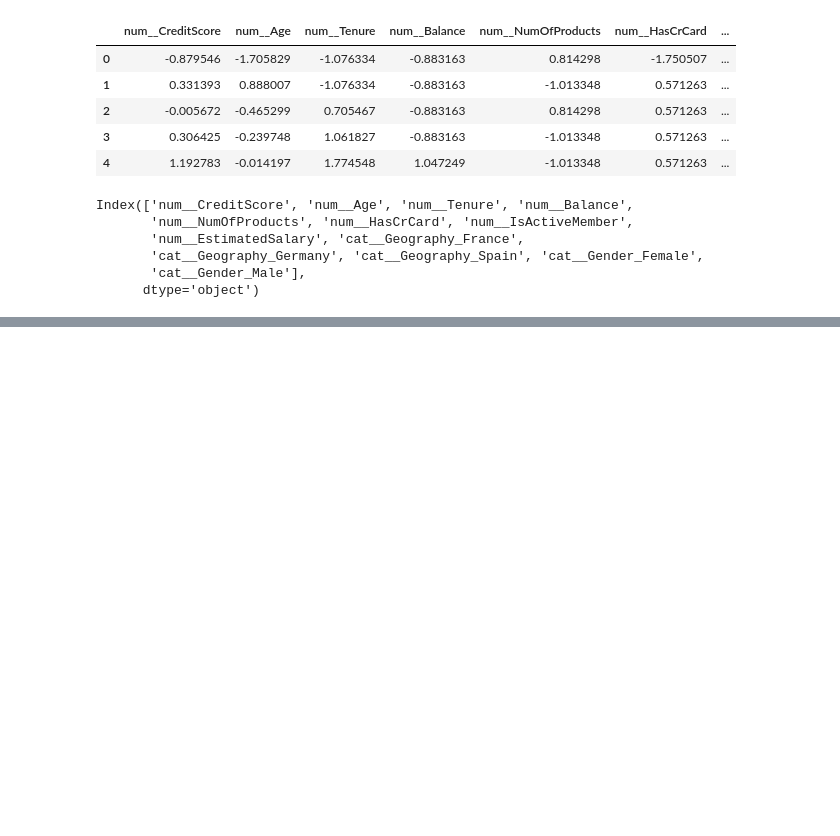
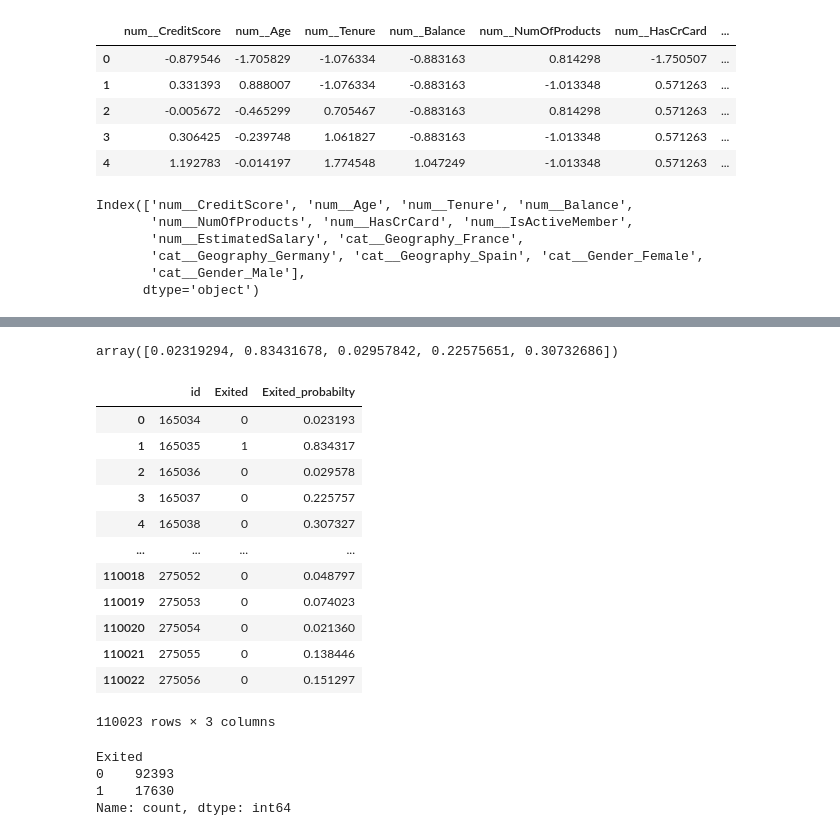
Before and after one commit to abs0742/Github-VScode, a Jupyter notebook: Bank Data project/BankProject.ipynb, the cells around one changed output, grey strips where cells are left out. Drawn from its saved outputs; the diff is of its cells as text; code cells hidden in the pictures; blank space fills up the shorter version.

```diff
--- a/Bank Data project/BankProject.ipynb
+++ b/Bank Data project/BankProject.ipynb
@@ -540,0 +548,5 @@ Feature names unseen at fit time:
+# %%
+prob = best_model.predict_proba(Xnew_pre)[:,1]
+prob[0:5]
+# %% [output]
+array([0.02319294, 0.83431678, 0.02957842, 0.22575651, 0.30732686])
@@ -540,0 +558,23 @@ Feature names unseen at fit time:
+# %%
+df_result
+# %% [output]
+|  | id | Exited | Exited_probabilty |
+| 0 | 165034 | 0 | 0.023193 |
+| 1 | 165035 | 1 | 0.834317 |
+| 2 | 165036 | 0 | 0.029578 |
+| 3 | 165037 | 0 | 0.225757 |
+| 4 | 165038 | 0 | 0.307327 |
+| ... | ... | ... | ... |
+| 110018 | 275052 | 0 | 0.048797 |
+| 110019 | 275053 | 0 | 0.074023 |
+| 110020 | 275054 | 0 | 0.021360 |
+| 110021 | 275055 | 0 | 0.138446 |
+| 110022 | 275056 | 0 | 0.151297 |
+110023 rows × 3 columns
+# %%
+df_result['Exited'].value_counts()
+# %% [output]
+Exited
+0    92393
+1    17630
+Name: count, dtype: int64
```
Also changed, not shown: parts of 24 cells of this notebook, 1 other file.
